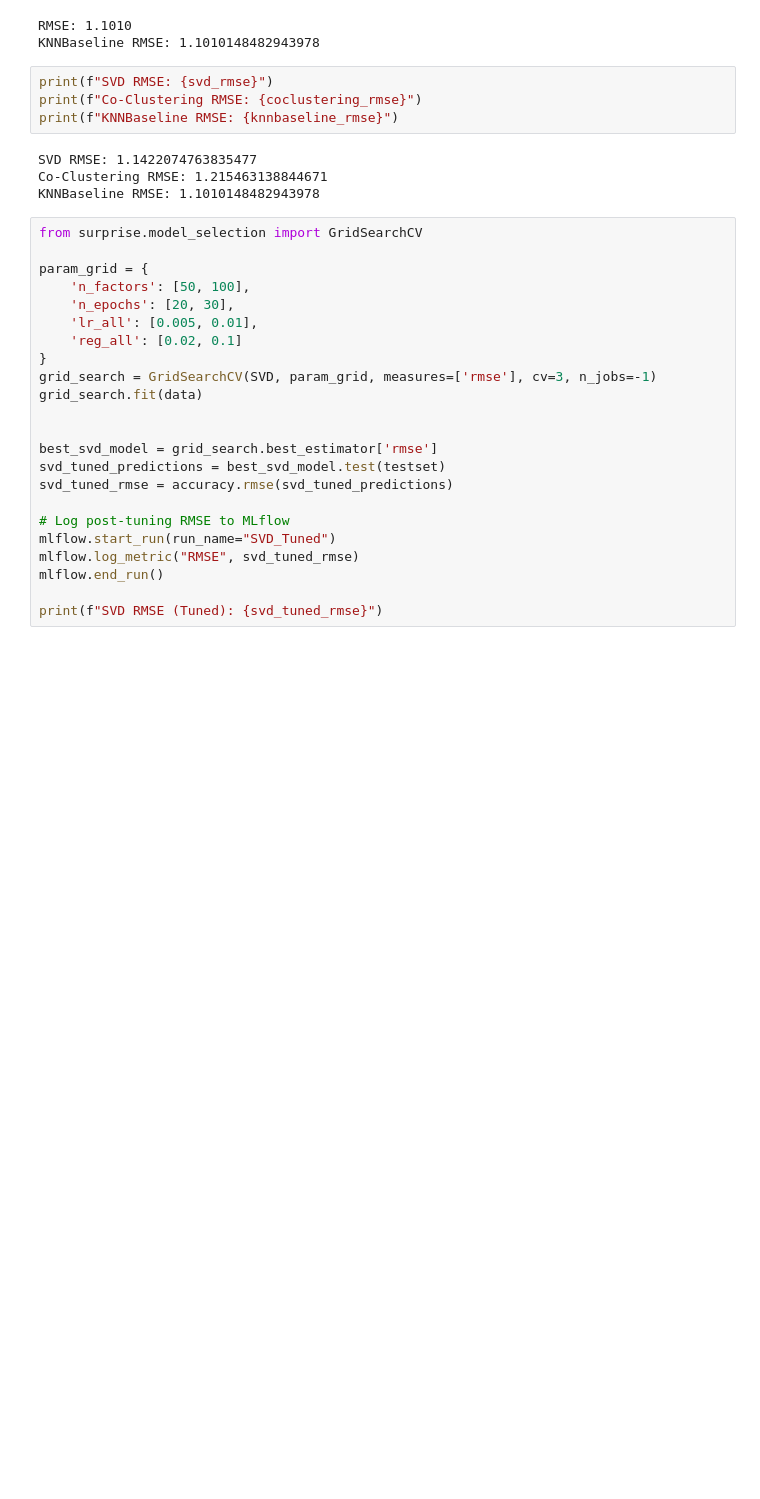
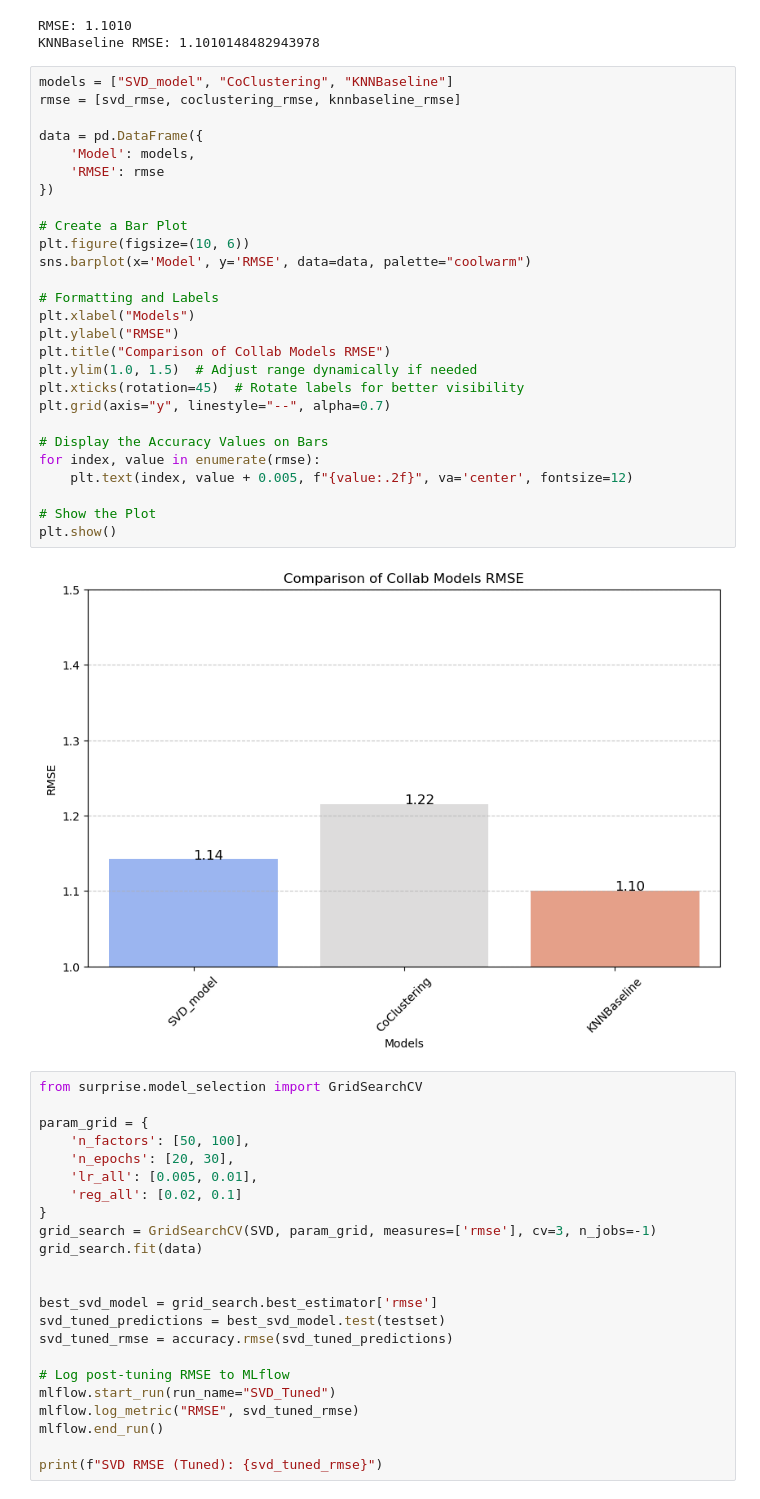
Before and after one commit to melokuhle17/Group1-Unsupervised-Learning, a Jupyter notebook: Anime.ipynb, the cells around one changed output. Saved outputs shown, nothing was run; the diff lists cells and outputs as text; blank space fills up the shorter version.

Commit message:
RMSE comparison

```diff
--- a/Anime.ipynb
+++ b/Anime.ipynb
@@ -1143,14 +1142,35 @@ print(f"KNNBaseline RMSE: {knnbaseline_rmse}")
 # %% [output]
 RMSE: 1.1010
 KNNBaseline RMSE: 1.1010148482943978
-# %%
-print(f"SVD RMSE: {svd_rmse}")
-print(f"Co-Clustering RMSE: {coclustering_rmse}")
-print(f"KNNBaseline RMSE: {knnbaseline_rmse}")
-# %% [output]
-SVD RMSE: 1.1422074763835477
-Co-Clustering RMSE: 1.215463138844671
-KNNBaseline RMSE: 1.1010148482943978
+# %%
+models = ["SVD_model", "CoClustering", "KNNBaseline"]
+rmse = [svd_rmse, coclustering_rmse, knnbaseline_rmse]
+
+data = pd.DataFrame({
+    'Model': models,
+    'RMSE': rmse
+})
+
+# Create a Bar Plot
+plt.figure(figsize=(10, 6))
+sns.barplot(x='Model', y='RMSE', data=data, palette="coolwarm")
+
+# Formatting and Labels
+plt.xlabel("Models")
+plt.ylabel("RMSE")
+plt.title("Comparison of Collab Models RMSE")
+plt.ylim(1.0, 1.5)  # Adjust range dynamically if needed
+plt.xticks(rotation=45)  # Rotate labels for better visibility
+plt.grid(axis="y", linestyle="--", alpha=0.7)
+
+# Display the Accuracy Values on Bars
+for index, value in enumerate(rmse):
+    plt.text(index, value + 0.005, f"{value:.2f}", va='center', fontsize=12)
+
+# Show the Plot
+plt.show()
+# %% [output]
+[figure, added]
 # %%
 from surprise.model_selection import GridSearchCV
 
```
Also changed, not shown: parts of 8 cells of this notebook, 44 other files.
